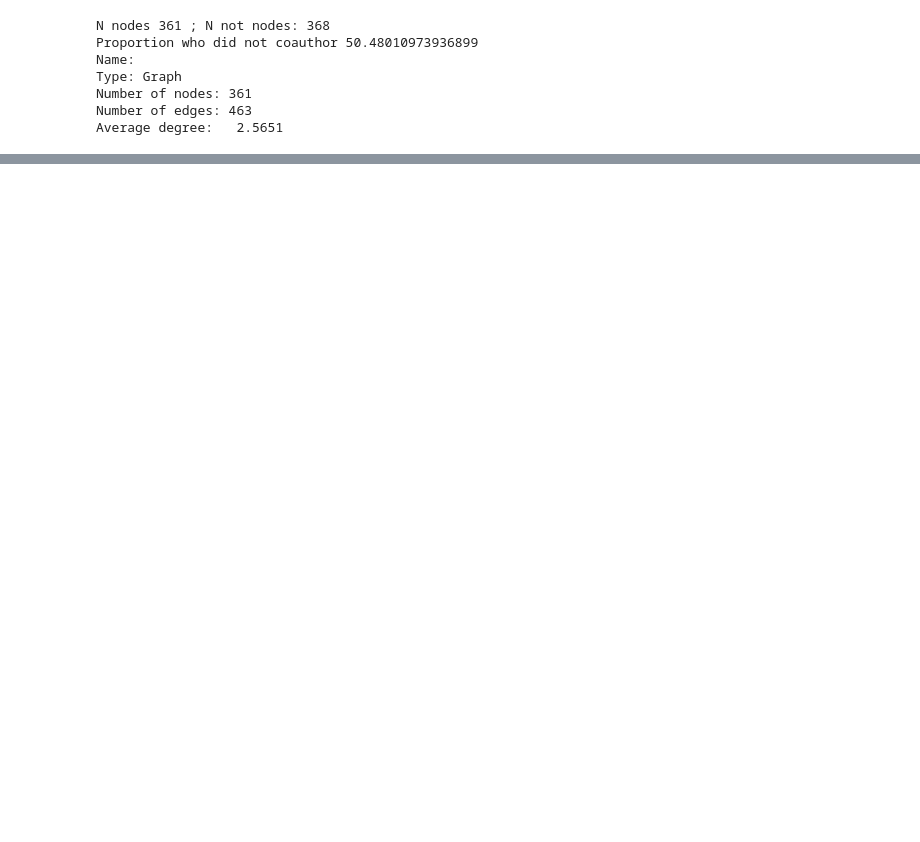
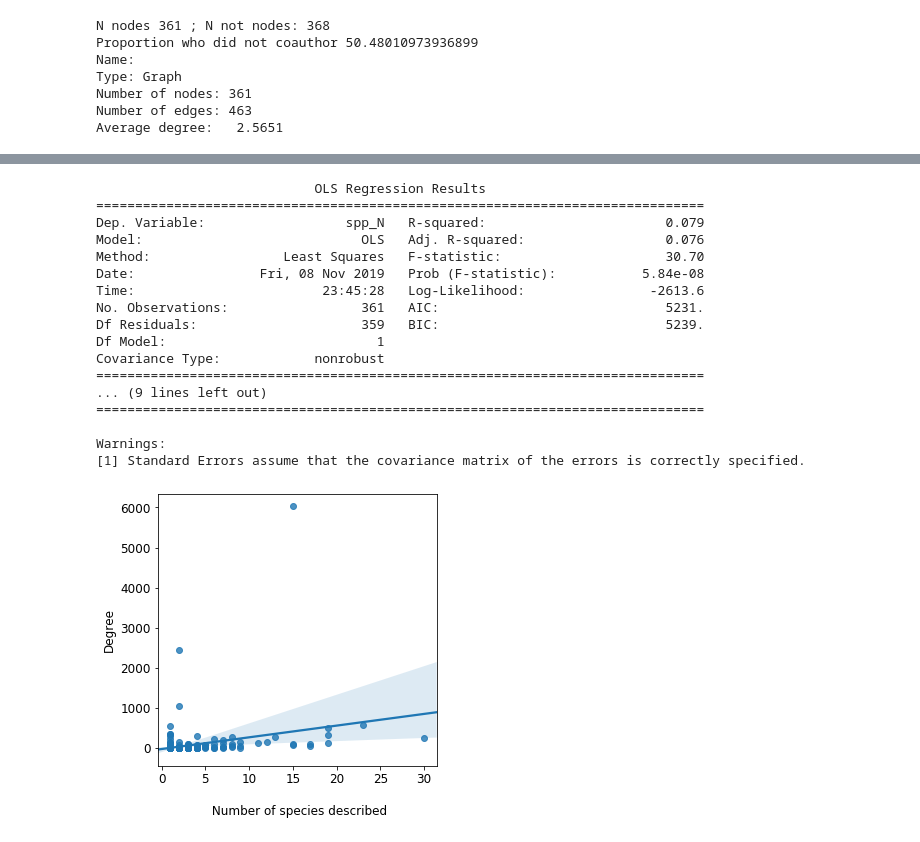
Before and after one commit to eunices/masters-thesis-code, a Jupyter notebook: 2019-09-24-coauthor-networkx/2019-11-07-coauthor-network-collaborativeness.ipynb, the cells around one changed output, grey strips where cells are left out. Cells and saved outputs as stored; diff of their text form; code cells hidden in the pictures; blank space fills up the shorter version.

```diff
--- a/2019-09-24-coauthor-networkx/2019-11-07-coauthor-network-collaborativeness.ipynb
+++ b/2019-09-24-coauthor-networkx/2019-11-07-coauthor-network-collaborativeness.ipynb
@@ -87,0 +88,26 @@ Warnings:
+# %%
+x = spp_counts['degree']
+y = spp_counts['spp_N']
+xlab = '\n Number of species described'
+ylab = 'Degree'
+
+reg_xy(x, y, xlab, ylab)
+# %% [output]
+                            OLS Regression Results
+==============================================================================
+Dep. Variable:                  spp_N   R-squared:                       0.079
+Model:                            OLS   Adj. R-squared:                  0.076
+Method:                 Least Squares   F-statistic:                     30.70
+Date:                Fri, 08 Nov 2019   Prob (F-statistic):           5.84e-08
+Time:                        23:45:28   Log-Likelihood:                -2613.6
+No. Observations:                 361   AIC:                             5231.
+Df Residuals:                     359   BIC:                             5239.
+Df Model:                           1
+Covariance Type:            nonrobust
+==============================================================================
+... (9 lines left out)
+==============================================================================
+
+Warnings:
+[1] Standard Errors assume that the covariance matrix of the errors is correctly specified.
+[figure, added]
```
Also changed, not shown: parts of 11 cells of this notebook, 2 other files.
